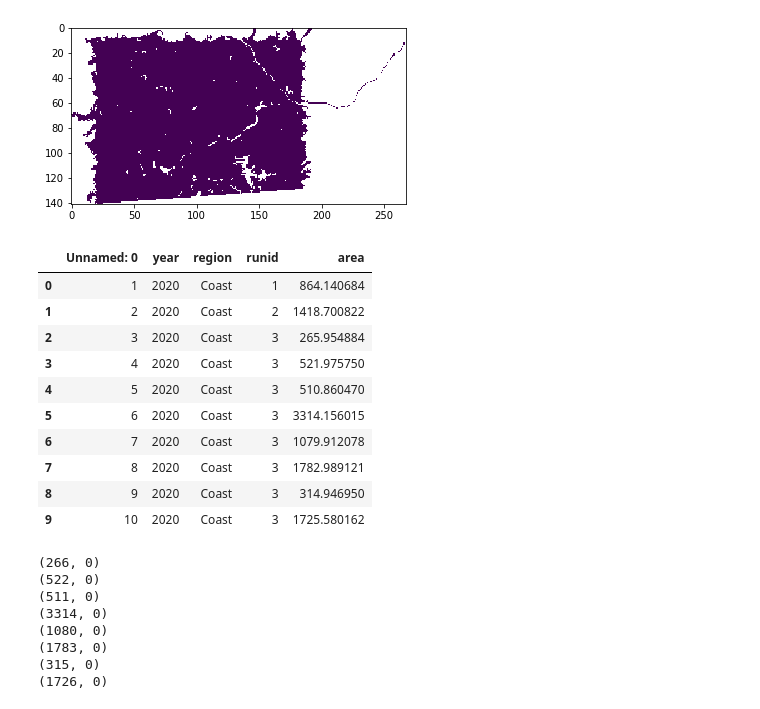
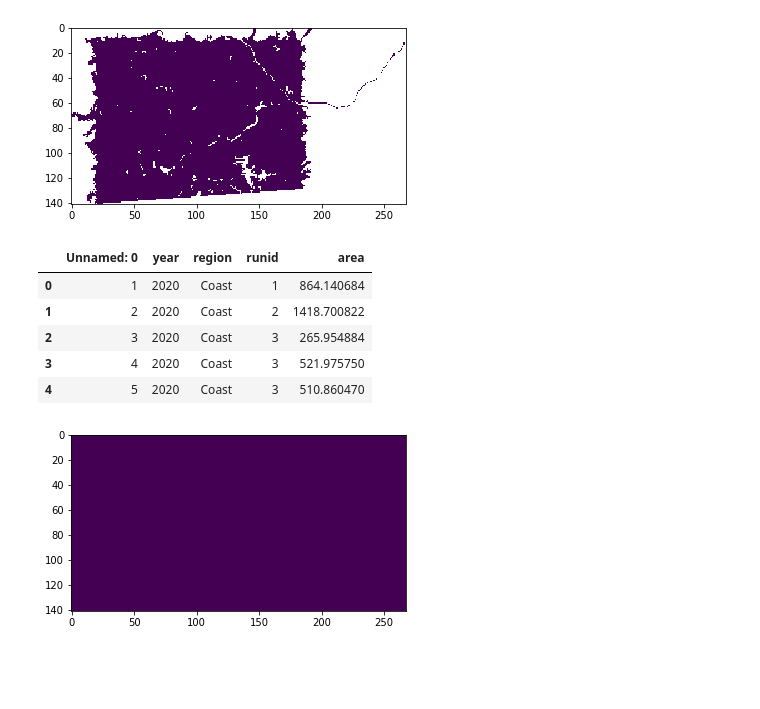
Before and after one commit to smnorris/futurefire, a Jupyter notebook: notebooks/testing.ipynb, the cells around one changed output. Cells and saved outputs as stored; diff of their text form; code cells hidden in the pictures; blank space fills up the shorter version.

```diff
--- a/notebooks/testing.ipynb
+++ b/notebooks/testing.ipynb
@@ -89,21 +89,16 @@ pyplot.show()
 [figure]
 # %%
 # read scenario csv
-fires = pandas.read_csv(TEST_CSV)
+firelist = pandas.read_csv(TEST_CSV)
 
 # test with a few rows
-fires = fires[:10]
-fires.head()
+firelist = firelist[:10]
+firelist.head()
 # %% [output]
 |  | Unnamed: 0 | year | region | runid | area |
 | 0 | 1 | 2020 | Coast | 1 | 864.140684 |
 | 1 | 2 | 2020 | Coast | 2 | 1418.700822 |
 | 2 | 3 | 2020 | Coast | 3 | 265.954884 |
 | 3 | 4 | 2020 | Coast | 3 | 521.975750 |
 | 4 | 5 | 2020 | Coast | 3 | 510.860470 |
-| 5 | 6 | 2020 | Coast | 3 | 3314.156015 |
-| 6 | 7 | 2020 | Coast | 3 | 1079.912078 |
-| 7 | 8 | 2020 | Coast | 3 | 1782.989121 |
-| 8 | 9 | 2020 | Coast | 3 | 314.946950 |
-| 9 | 10 | 2020 | Coast | 3 | 1725.580162 |
 # %%
@@ -152,45 +149,68 @@ def non_burned(forest_idx, position, burned, year, regen):
 # %%
-# initialize the fire grid
+# initialize an image to hold all fires
+# this is the same as the masked forest image
 burned = np.zeros(shape=forest.shape)
-
-# mask the fire grid with the forest mask, we can't burn non-forest
-
 
 runs = list(fires.runid.unique())
 regions = list(fires.region.unique())
 years = list(fires.year.unique())
 
 
-def apply_fires(fires, run, region, year):
+def apply_fires(fires, run, region, year, n=None):
     """Burn all fires for given run, region, year combination"""
 
     # get list of burn areas
     to_burn = fires[(fires['runid'] == run) & (fires['year'] == year) & (fires['region'] == region)]
+    if n:
+        to_burn = to_burn[:n]
+    # generate a shuffled list all forested location indexes
+    forest_idx = randomize(forest)
 
-    # generate random ignition points
-    forest_idx = randomize(forest_mask)
-
-    # apply burns one by one, checking to make sure ignition points are not already burned
+    # start from the top of the shuffled list
     idx_position = 0
 
+    # apply burns one by one
     for area in [round(a) for a in list(to_burn.area)]:
-        # make sure ignition point is not already burned
-        idx_position = non_burned(forest_idx, idx_position, burned, year, 20)
-        # apply the burn
 
-        print((area, idx_position))
+        # make sure ignition point is not already burned within < regen period
+        idx_position = check_unburned(idx_position, forest_idx, burned, year, 20)
+
+        # convert flattened unburned forest index position into row/column
+        y, x = np.unravel_index(forest_idx[idx_position], burned.shape)
+
+        target_area = area
+        ellipse_area = area
+        target_area_met = False
+        iteration = 1
+        ellipse_list = []
+        # The ellipse center is forested but may cover many non-forested areas
+        # Expand the ellipse until it burns enough forested area to meet target
+        while not target_area_met:
+            # get ellipse
+            rr, cc = burn_ellipse(y, x, ellipse_area, year, burned)
+            # calc burned area
+            burned_forest_area = forest[rr, cc].sum()
+            # record the values
+            ellipse_list.append([iteration, (rr, cc), burned_forest_area])
+            # stop if target met
+            if burned_forest_area >= target_area:
+                target_area_met = True
+            # otherwise increment size of ellipse
+            else:
+                pct_diff = (target_area - burned_forest_area) / target_area
+                ellipse_area = ellipse_area * (1 + pct_diff)
+
+        # burn the value of current year into the burn image
+        #burned[rr, cc] = year
+
 
 
 run = 3
 region = "Coast"
 year = 2020
-apply_fires(fires, run, region, year)
+apply_fires(fires, run, region, year, n=3)
+
+pyplot.imshow(burned)
+pyplot.show()
 # %% [output]
-(266, 0)
-(522, 0)
-(511, 0)
-(3314, 0)
-(1080, 0)
-(1783, 0)
-(315, 0)
-(1726, 0)
+[figure, added]
```
Also changed, not shown: parts of 7 cells of this notebook.
